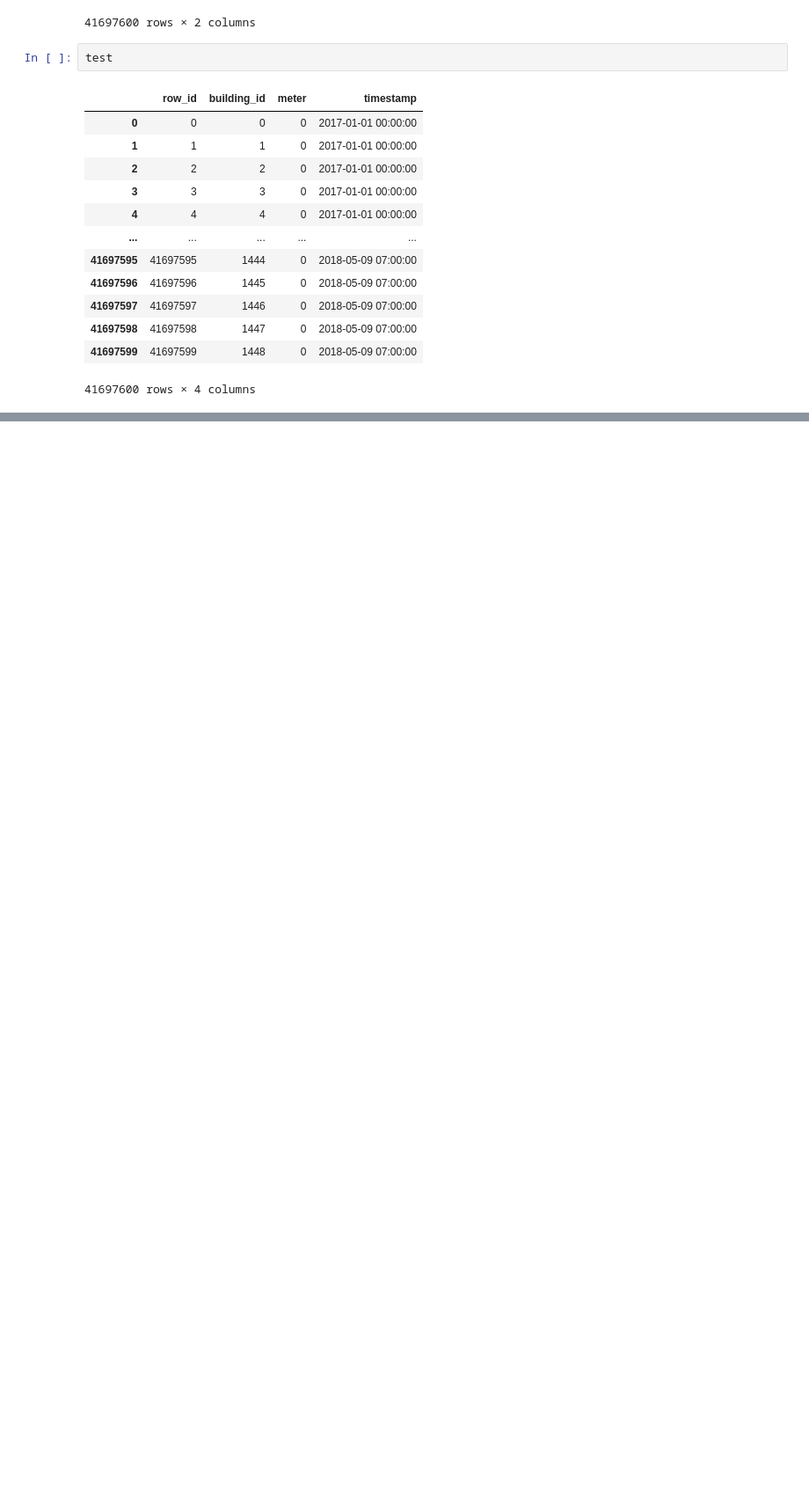
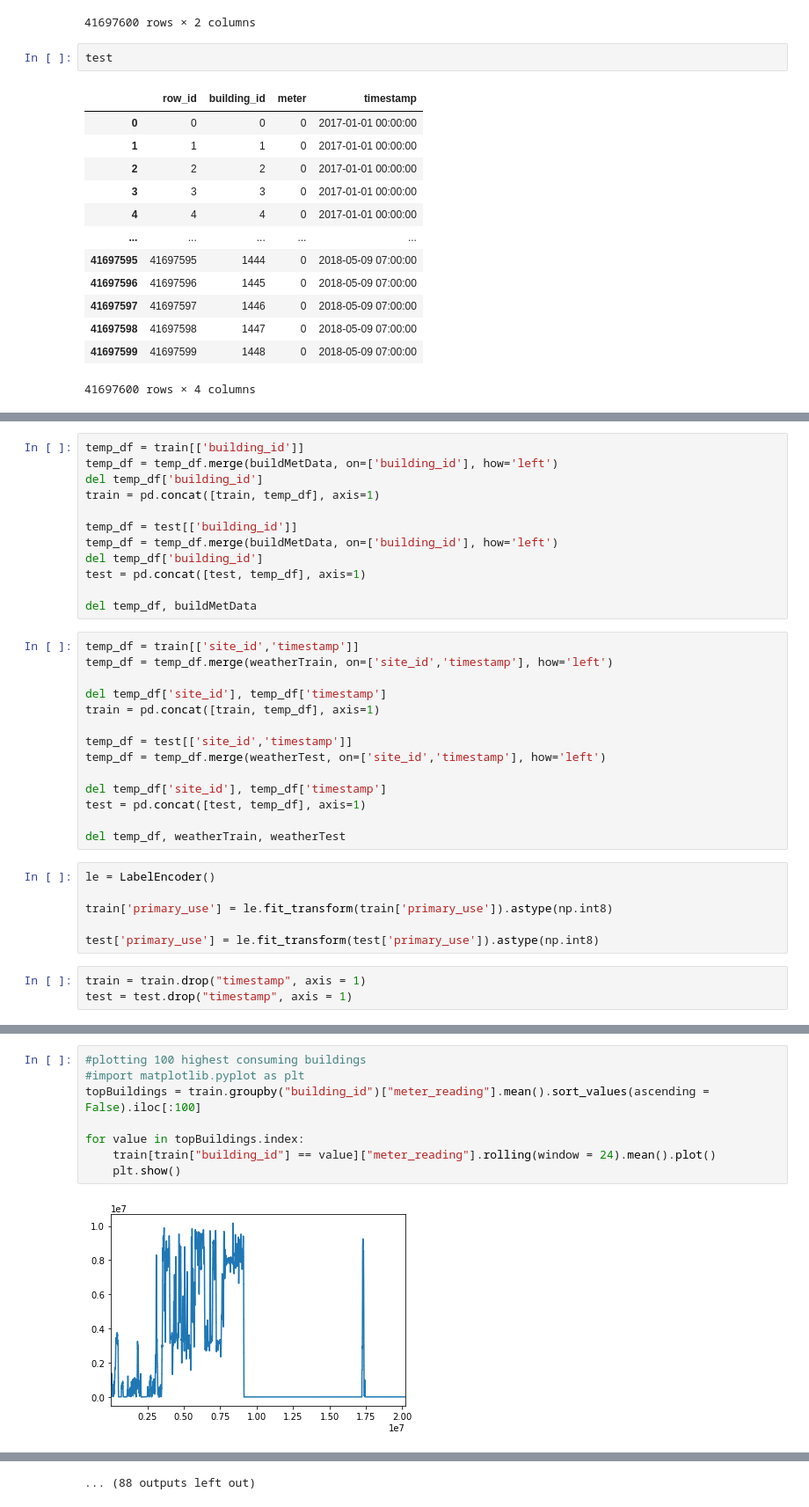
Before and after one commit to jpakele/capstone, a Jupyter notebook: scratchWork.ipynb, the cells around one changed output, grey strips where cells are left out. Shown at 88% size. Drawn from its saved outputs; the diff is of its cells as text; blank space fills up the shorter version.

```diff
--- a/scratchWork.ipynb
+++ b/scratchWork.ipynb
@@ -368,0 +168,35 @@ meanFloor(build)
+# %%
+temp_df = train[['building_id']]
+temp_df = temp_df.merge(buildMetData, on=['building_id'], how='left')
+del temp_df['building_id']
+train = pd.concat([train, temp_df], axis=1)
+
+temp_df = test[['building_id']]
+temp_df = temp_df.merge(buildMetData, on=['building_id'], how='left')
+del temp_df['building_id']
+test = pd.concat([test, temp_df], axis=1)
+
+del temp_df, buildMetData
+# %%
+temp_df = train[['site_id','timestamp']]
+temp_df = temp_df.merge(weatherTrain, on=['site_id','timestamp'], how='left')
+
+del temp_df['site_id'], temp_df['timestamp']
+train = pd.concat([train, temp_df], axis=1)
+
+temp_df = test[['site_id','timestamp']]
+temp_df = temp_df.merge(weatherTest, on=['site_id','timestamp'], how='left')
+
+del temp_df['site_id'], temp_df['timestamp']
+test = pd.concat([test, temp_df], axis=1)
+
+del temp_df, weatherTrain, weatherTest
+# %%
+le = LabelEncoder()
+
+train['primary_use'] = le.fit_transform(train['primary_use']).astype(np.int8)
+
+test['primary_use'] = le.fit_transform(test['primary_use']).astype(np.int8)
+# %%
+train = train.drop("timestamp", axis = 1)
+test = test.drop("timestamp", axis = 1)
@@ -368,0 +211,10 @@ meanFloor(build)
+# %%
+#plotting 100 highest consuming buildings
+#import matplotlib.pyplot as plt
+topBuildings = train.groupby("building_id")["meter_reading"].mean().sort_values(ascending = False).iloc[:100]
+
+for value in topBuildings.index:
+    train[train["building_id"] == value]["meter_reading"].rolling(window = 24).mean().plot()
+    plt.show()
+# %% [output]
+[figure, added]
@@ -368,0 +232 @@ meanFloor(build)
+... (88 outputs left out)
```
Also changed, not shown: parts of 46 cells of this notebook.
